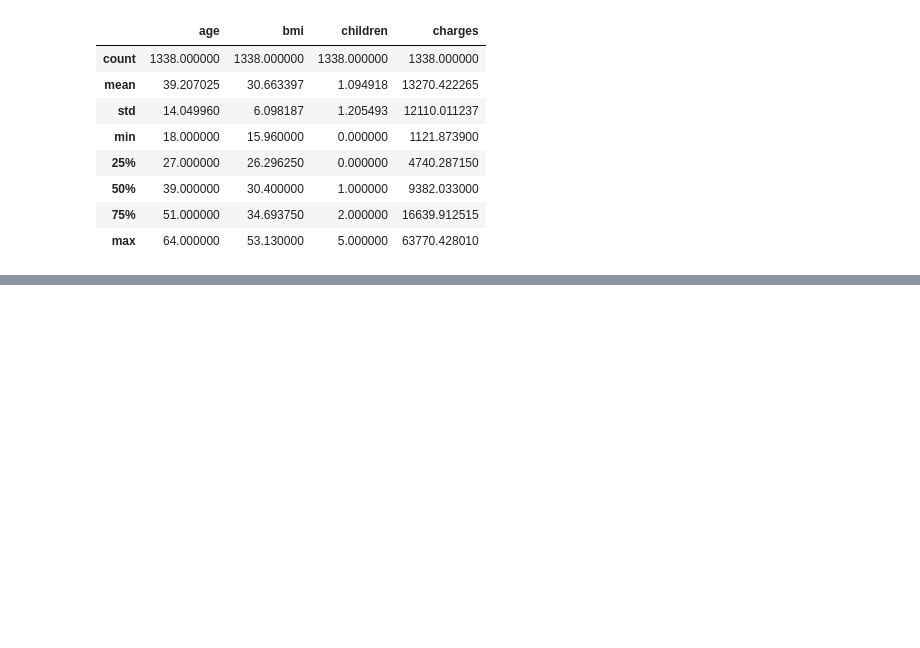
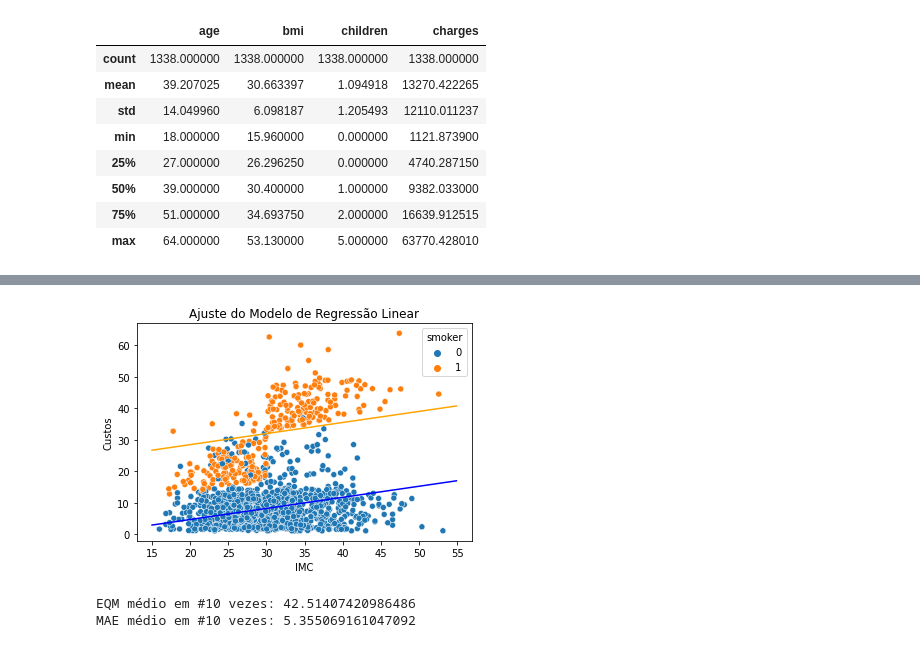
Before and after one commit to massilva/dominando-data-science, a Jupyter notebook: aula07.ipynb, the cells around one changed output, grey strips where cells are left out. Cells and saved outputs as stored; diff of their text form; code cells hidden in the pictures; blank space fills up the shorter version.

```diff
--- a/aula07.ipynb
+++ b/aula07.ipynb
@@ -77,0 +168,4 @@ vizdata.head()
+# %%
+plot(model, data, x_label='bmi', y_label='charges', hue_label='smoker', colors=['blue', 'orange'])
+# %% [output]
+[figure, added]
@@ -77,0 +180,7 @@ vizdata.head()
+# %%
+n = 10
+print('EQM médio em #{} vezes: {}'.format(n, mean_error_n(model, n)))
+print('MAE médio em #{} vezes: {}'.format(n, mean_error_n(model, n, mean_error_func=mean_absolute_error)))
+# %% [output]
+EQM médio em #10 vezes: 42.51407420986486
+MAE médio em #10 vezes: 5.355069161047092
```
Also changed, not shown: parts of 21 cells of this notebook.
